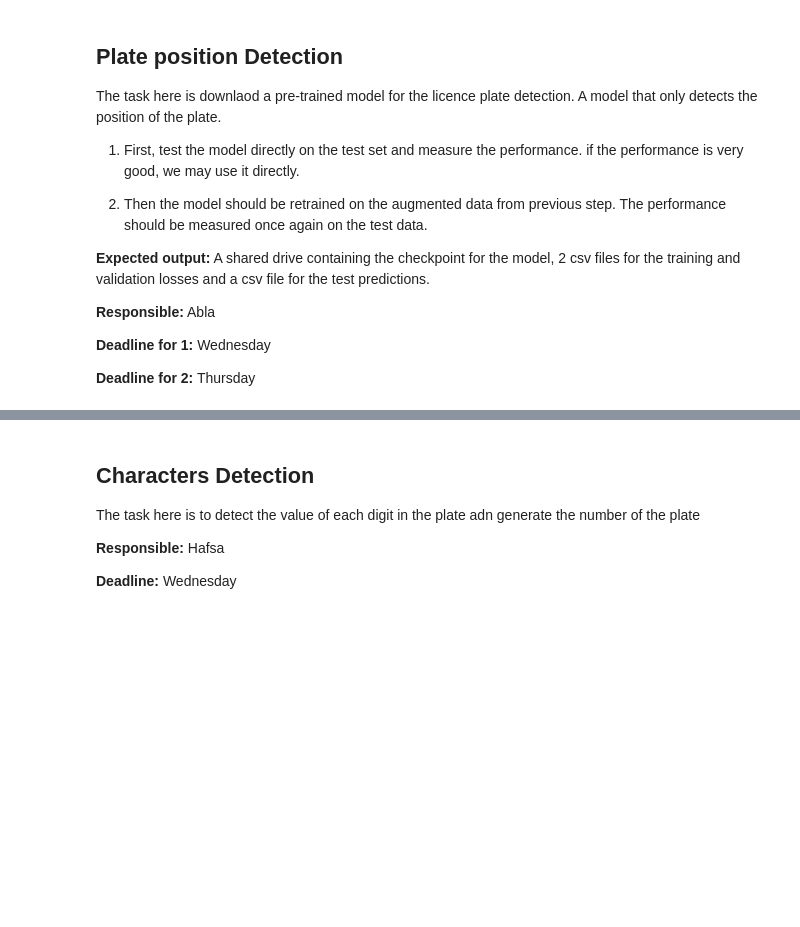
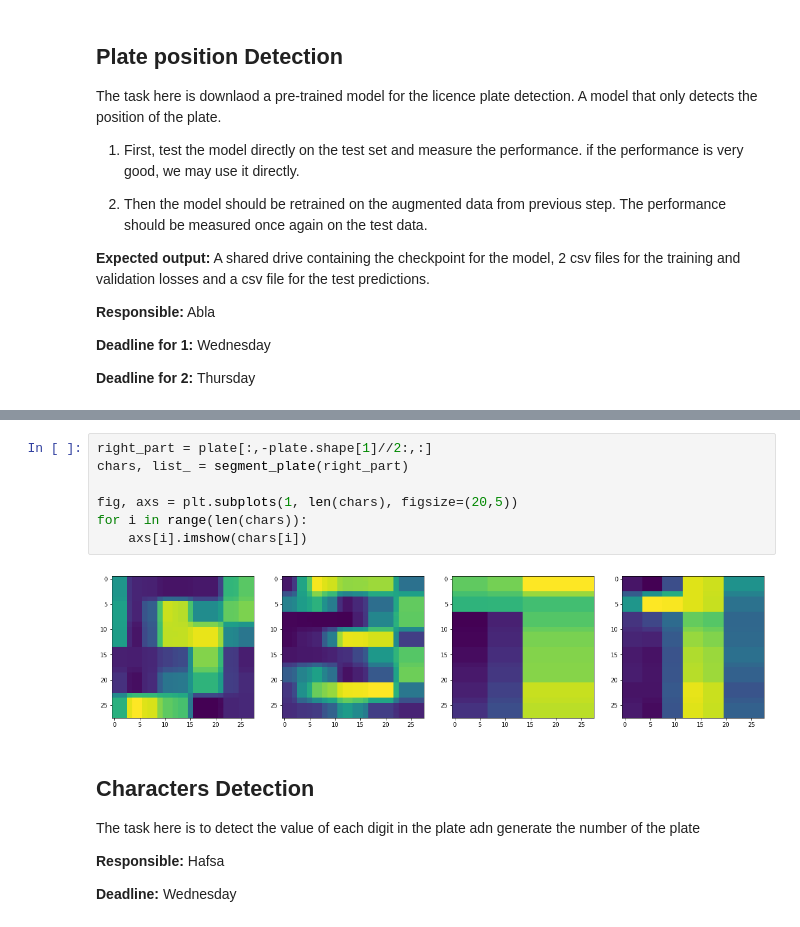
Before and after one commit to ML-Academy-team/License-Plate-Detection, a Jupyter notebook: License-Plate-Detection.ipynb, the cells around one changed output, grey strips where cells are left out. Drawn from its saved outputs; the diff is of its cells as text; blank space fills up the shorter version.

```diff
--- a/License-Plate-Detection.ipynb
+++ b/License-Plate-Detection.ipynb
@@ -250,3 +304,12 @@ The task is to seperate the digits in the plates and detect the content of each
+# %%
+right_part = plate[:,-plate.shape[1]//2:,:]
+chars, list_ = segment_plate(right_part)
+
+fig, axs = plt.subplots(1, len(chars), figsize=(20,5))
+for i in range(len(chars)):
+    axs[i].imshow(chars[i])
+# %% [output]
+[figure, added]
 # %% [markdown]
 ## Characters Detection
 
```
Also changed, not shown: parts of 13 cells of this notebook.
